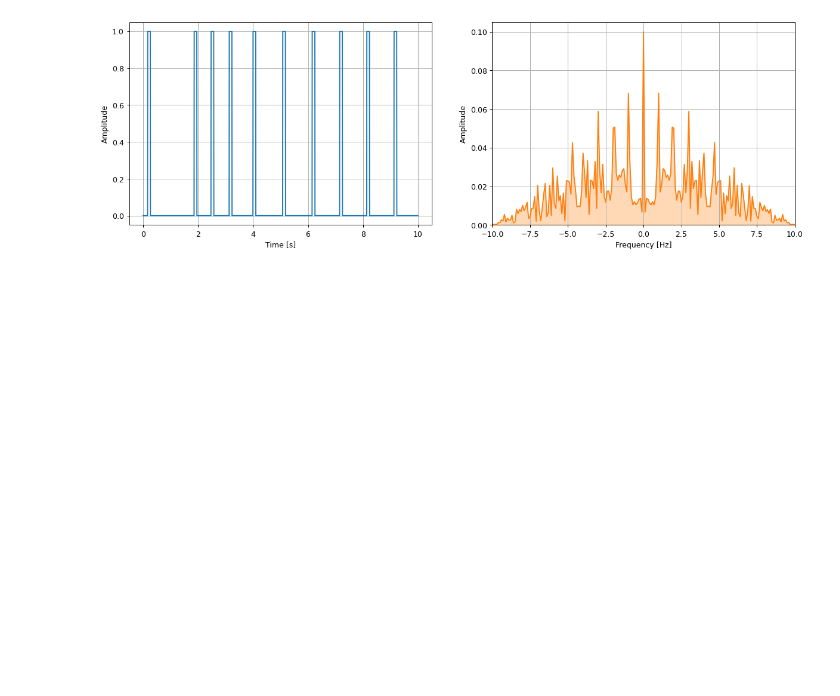
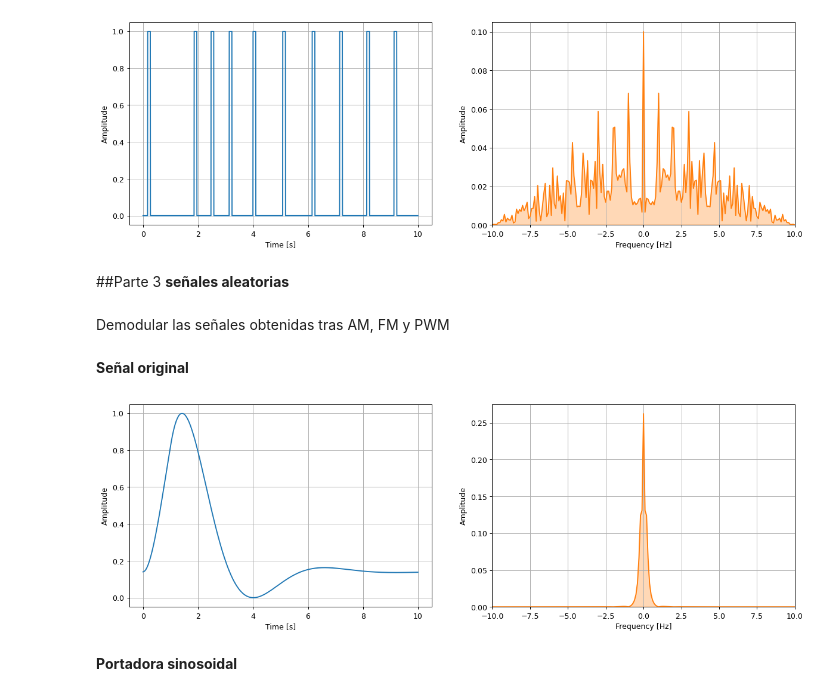
Before and after one commit to Juanchp00/Teor-a-de-se-ales, a Jupyter notebook: Taller_Teoria_(1).ipynb, the cells around one changed output. Cells and saved outputs as stored; diff of their text form; code cells hidden in the pictures; blank space fills up the shorter version.

```diff
--- a/Taller_Teoria_(1).ipynb
+++ b/Taller_Teoria_(1).ipynb
@@ -632,3 +632,17 @@ plt.plot()
 fft_plot(t, PPM, -10, 10)
 # %% [output]
 [figure]
+# %% [markdown]
+##Parte 3
+**señales aleatorias**
+# %% [markdown]
+Demodular las señales obtenidas tras AM, FM y PWM
+# %% [markdown]
+**Señal original**
+# %%
+t = np.linspace(0, 10, 2000)
+fft_plot(t,l,-10,10)
+# %% [output]
+[figure, added]
+# %% [markdown]
+**Portadora sinosoidal**
```
Also changed, not shown: parts of 6 cells of this notebook.
